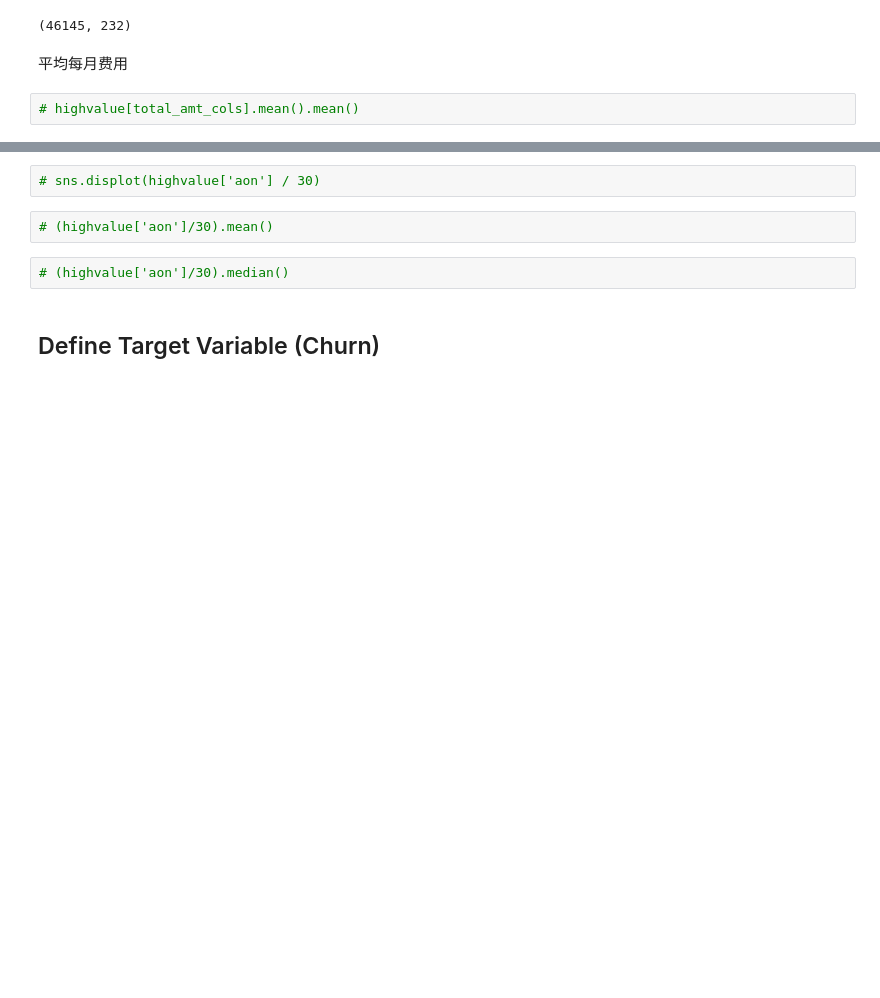
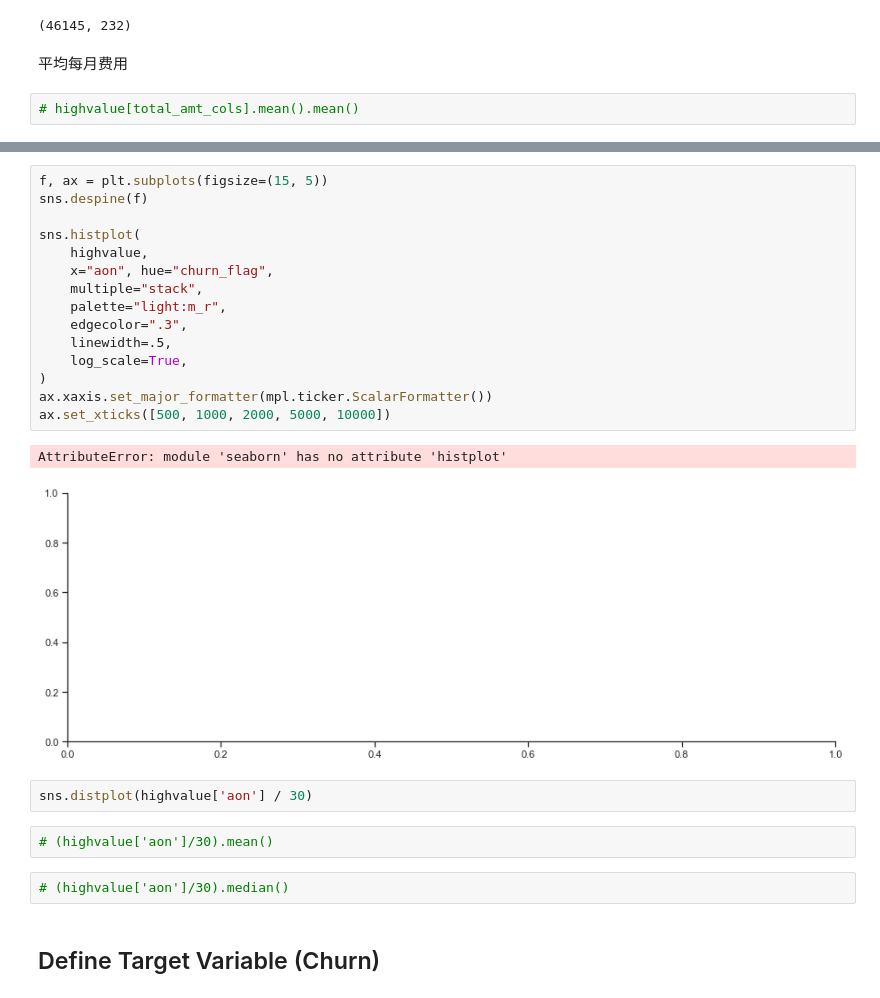
Before and after one commit to Crayon-ShinChan/ids-project, a Jupyter notebook: telecom_large/telecom.ipynb, the cells around one changed output, grey strips where cells are left out. Saved outputs shown, nothing was run; the diff lists cells and outputs as text; blank space fills up the shorter version.

```diff
--- a/telecom_large/telecom.ipynb
+++ b/telecom_large/telecom.ipynb
@@ -157,5 +162,23 @@ highvalue.shape
+# %%
+f, ax = plt.subplots(figsize=(15, 5))
+sns.despine(f)
+
+sns.histplot(
+    highvalue,
+    x="aon", hue="churn_flag",
+    multiple="stack",
+    palette="light:m_r",
+    edgecolor=".3",
+    linewidth=.5,
+    log_scale=True,
+)
+ax.xaxis.set_major_formatter(mpl.ticker.ScalarFormatter())
+ax.set_xticks([500, 1000, 2000, 5000, 10000])
+# %% [output]
+AttributeError: module 'seaborn' has no attribute 'histplot'
+[figure, added]
 # %%
-# sns.displot(highvalue['aon'] / 30)
+sns.distplot(highvalue['aon'] / 30)
 # %%
 # (highvalue['aon']/30).mean()
 # %%
```
Also changed, not shown: parts of 82 cells of this notebook.
